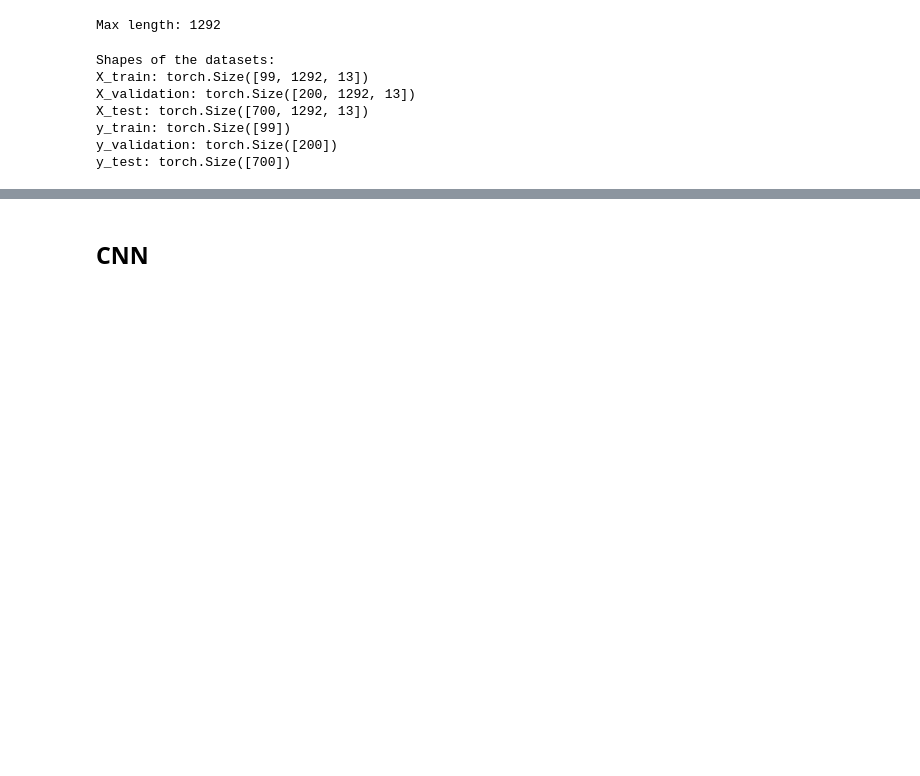
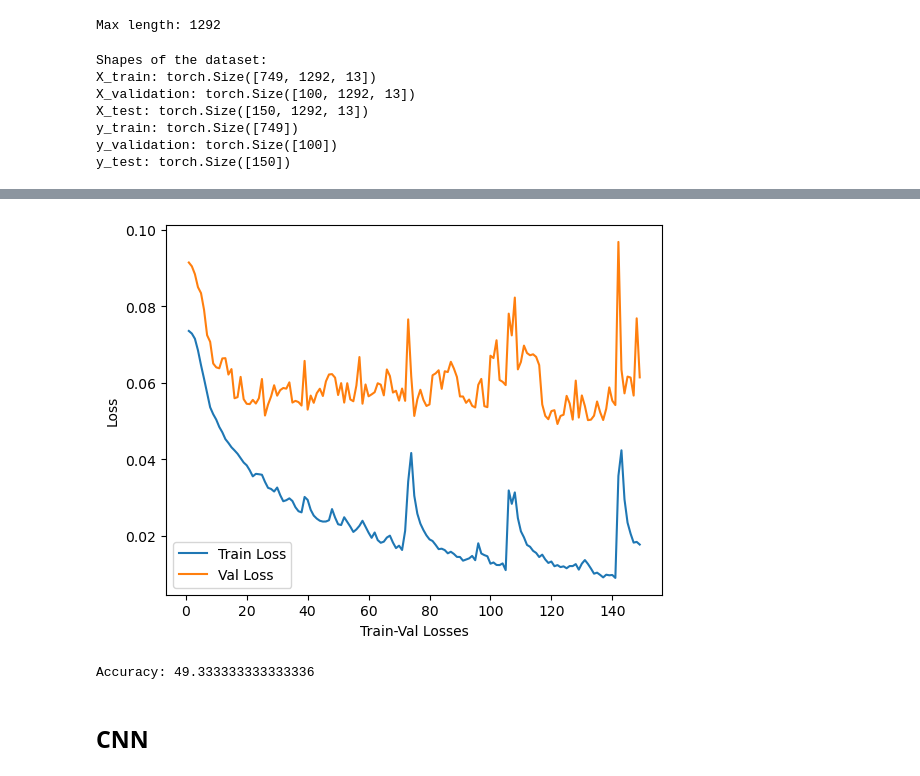
Before and after one commit to CarlosCastanon2099/Predictor-Musical, a Jupyter notebook: proyecto.ipynb, the cells around one changed output, grey strips where cells are left out. Saved outputs shown, nothing was run; the diff lists cells and outputs as text; code cells hidden in the pictures; blank space fills up the shorter version.

```diff
--- a/proyecto.ipynb
+++ b/proyecto.ipynb
@@ -271,7 +271,7 @@ def data_Train_Test(X, y, test_size, val_size):
     return X_train, X_validation, X_test, y_train, y_validation, y_test
 
 # Dividir los datos utilizando las secuencias rellenadas
-X_train, X_validation, X_test, y_train, y_validation, y_test = data_Train_Test(X, y, 0.7, 0.2)
+X_train, X_validation, X_test, y_train, y_validation, y_test = data_Train_Test(X, y, 0.15, 0.1)
 
 print("Shapes of the dataset:")
 print("X_train:", X_train.shape)
@@ -281,13 +281,13 @@ print("y_train:", y_train.shape)
 print("y_validation:", y_validation.shape)
 print("y_test:", y_test.shape)
 # %% [output]
-Shapes of the datasets:
-X_train: torch.Size([99, 1292, 13])
-X_validation: torch.Size([200, 1292, 13])
-X_test: torch.Size([700, 1292, 13])
-y_train: torch.Size([99])
-y_validation: torch.Size([200])
-y_test: torch.Size([700])
+Shapes of the dataset:
+X_train: torch.Size([749, 1292, 13])
+X_validation: torch.Size([100, 1292, 13])
+X_test: torch.Size([150, 1292, 13])
+y_train: torch.Size([749])
+y_validation: torch.Size([100])
+y_test: torch.Size([150])
 # %%
 # Creamos la red
 input_shape = (X_train.shape[1], X_train.shape[2])
@@ -295,9 +295,9 @@ input_shape = (X_train.shape[1], X_train.shape[2])
 hidden_size = 128
 num_layers = 3
 num_classes = 10
-dropout_prob = 0.3
-learning_rate = 0.001
-num_epochs = 100
+dropout_prob = 0.4
+learning_rate = 0.0001
+num_epochs = 149
 batch_size = 32
 
 model = LSTM(input_size=n_mfcc, hidden_size=hidden_size, num_layers=num_layers, num_classes=num_classes, dropout_prob=dropout_prob).to(device)
@@ -340,6 +340,14 @@ def train(model, X_train, y_train, X_val, y_val, criterion, optimizer, num_epoch
 
         print(f"Epoch {epoch+1}/{num_epochs}, Train Loss: {train_losses[-1]}, Val Loss: {val_losses[-1]}")
 
+    epochs = range(1, num_epochs + 1)
+    plt.plot(epochs, train_losses, label='Train Loss')
+    plt.plot(epochs, val_losses, label='Val Loss')
+    plt.xlabel('Train-Val Losses')
+    plt.ylabel('Loss')
+    plt.legend()
+    plt.show()
+
     return train_losses, val_losses
 
 train_losses, val_losses = train(model, X_train, y_train, X_validation, y_validation, criterion, optimizer, num_epochs, batch_size)
@@ -362,5 +370,5 @@ def test(model, X_test, y_test):
 test(model, X_test, y_test)
 
 # Guardamos el modelo
-torch.save(model.state_dict(), 'modeloEntrenado.pth')
+torch.save(model.state_dict(), 'modeloEntrenadoLSTM.pth')
 # %% [output]
@@ -384,3 +392,5 @@ Accuracy: 43.285714285714285
+[figure, added]
+Accuracy: 49.333333333333336
 # %% [markdown]
 ## **CNN**
 # %%
```
Also changed, not shown: parts of 1 cell of this notebook, 1 other file.
